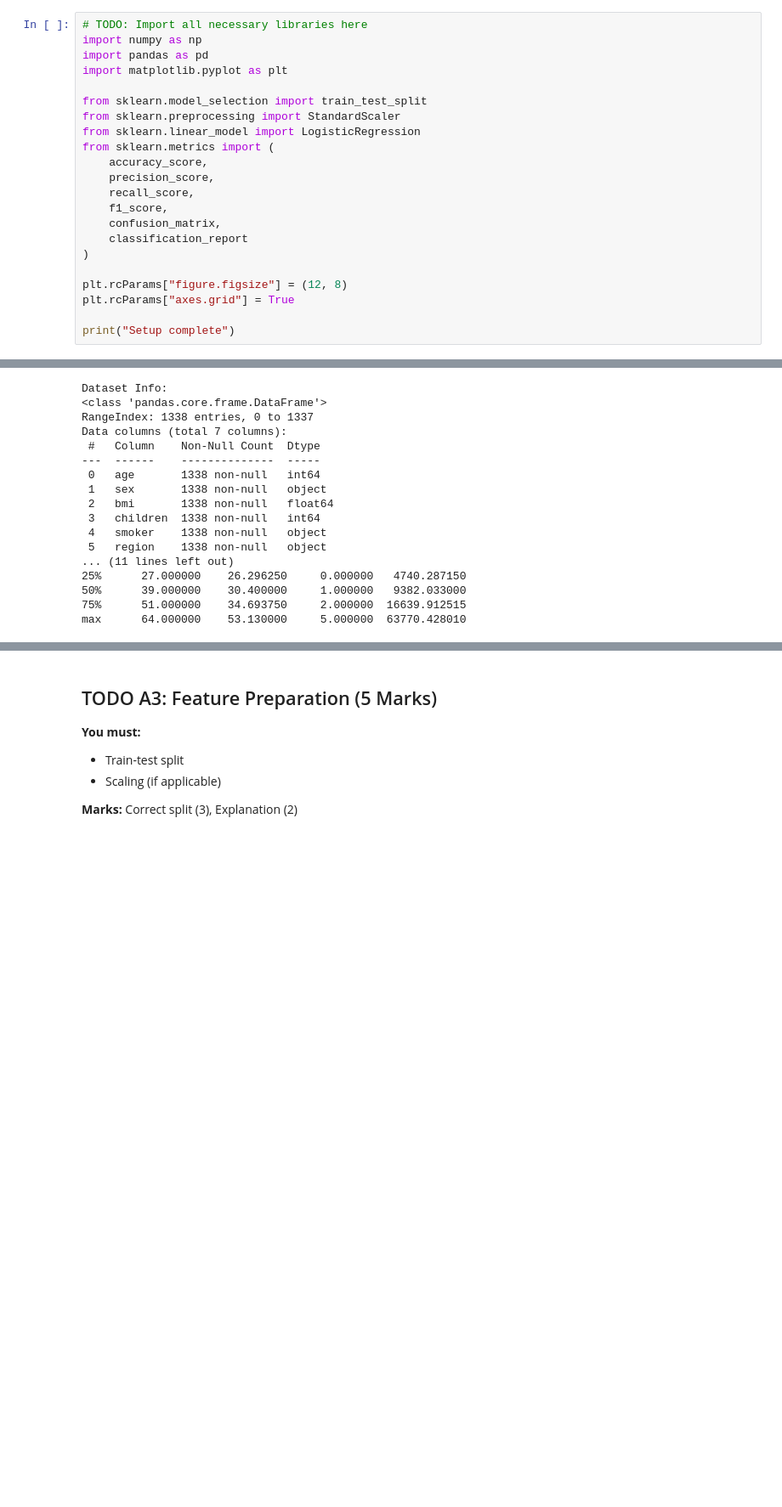
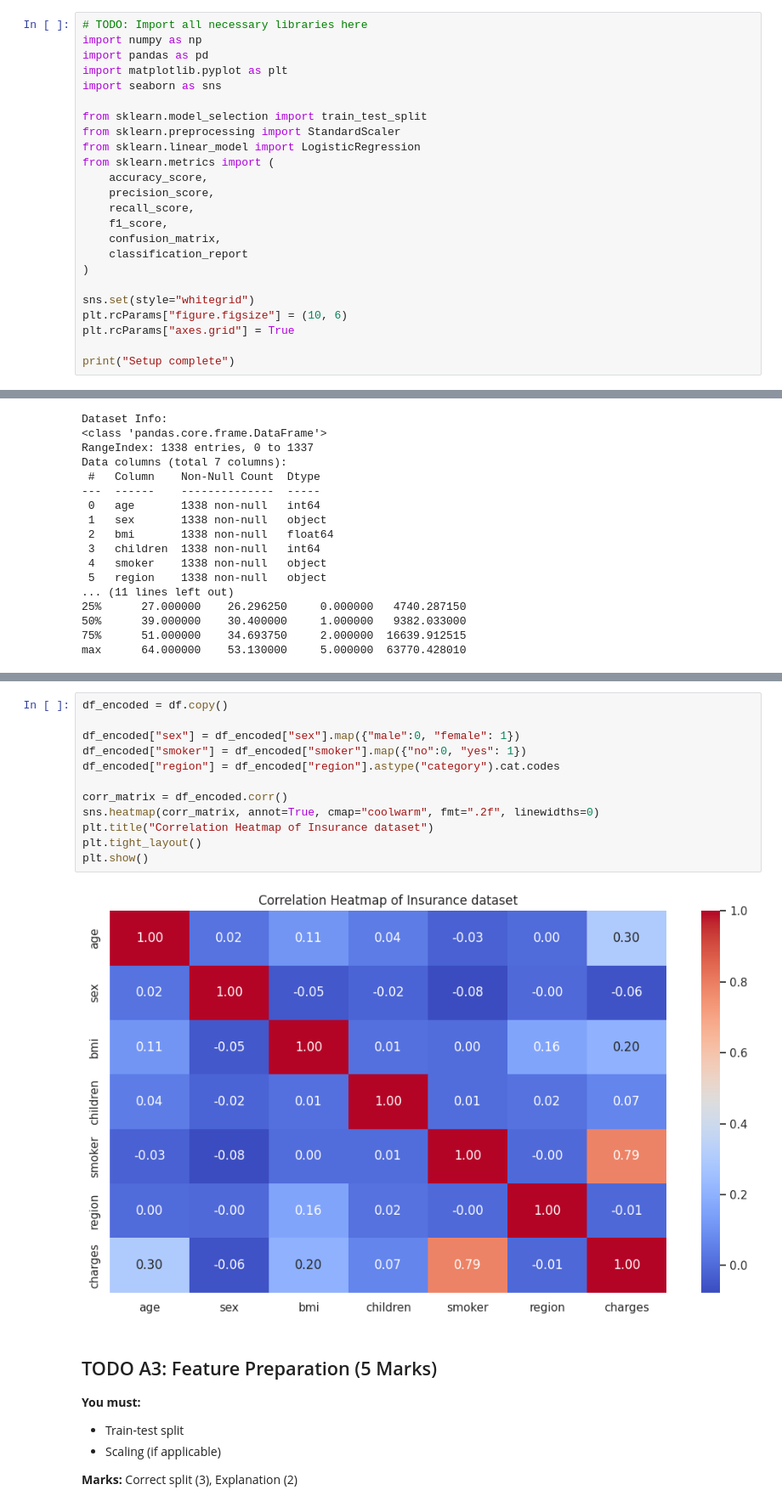
Before and after one commit to joyant-s-g-j/AI-ML-Practices, a Jupyter notebook: machine_learning/Joyant_Sheikhar_Gupta_Joy_AI_ML_Assignment_3_Module_19.ipynb, the cells around one changed output, grey strips where cells are left out. Shown at 85% size. Drawn from its saved outputs; the diff is of its cells as text; blank space fills up the shorter version.

Commit message:
correlation heatmap

```diff
--- a/machine_learning/Joyant_Sheikhar_Gupta_Joy_AI_ML_Assignment_3_Module_19.ipynb
+++ b/machine_learning/Joyant_Sheikhar_Gupta_Joy_AI_ML_Assignment_3_Module_19.ipynb
@@ -51,6 +52,7 @@ To https://github.com/joyant-s-g-j/AI-ML-Practices.git
 import numpy as np
 import pandas as pd
 import matplotlib.pyplot as plt
+import seaborn as sns
 
 from sklearn.model_selection import train_test_split
 from sklearn.preprocessing import StandardScaler
@@ -64,7 +66,8 @@ from sklearn.metrics import (
     classification_report
 )
 
-plt.rcParams["figure.figsize"] = (12, 8)
+sns.set(style="whitegrid")
+plt.rcParams["figure.figsize"] = (10, 6)
 plt.rcParams["axes.grid"] = True
 
 print("Setup complete")
@@ -147,3 +154,17 @@ max      64.000000    53.130000     5.000000  63770.428010
+# %%
+df_encoded = df.copy()
+
+df_encoded["sex"] = df_encoded["sex"].map({"male":0, "female": 1})
+df_encoded["smoker"] = df_encoded["smoker"].map({"no":0, "yes": 1})
+df_encoded["region"] = df_encoded["region"].astype("category").cat.codes
+
+corr_matrix = df_encoded.corr()
+sns.heatmap(corr_matrix, annot=True, cmap="coolwarm", fmt=".2f", linewidths=0)
+plt.title("Correlation Heatmap of Insurance dataset")
+plt.tight_layout()
+plt.show()
+# %% [output]
+[figure, added]
 # %% [markdown]
 ## TODO A3: Feature Preparation (5 Marks)
 **You must:**
```
Also changed, not shown: parts of 3 cells of this notebook.
